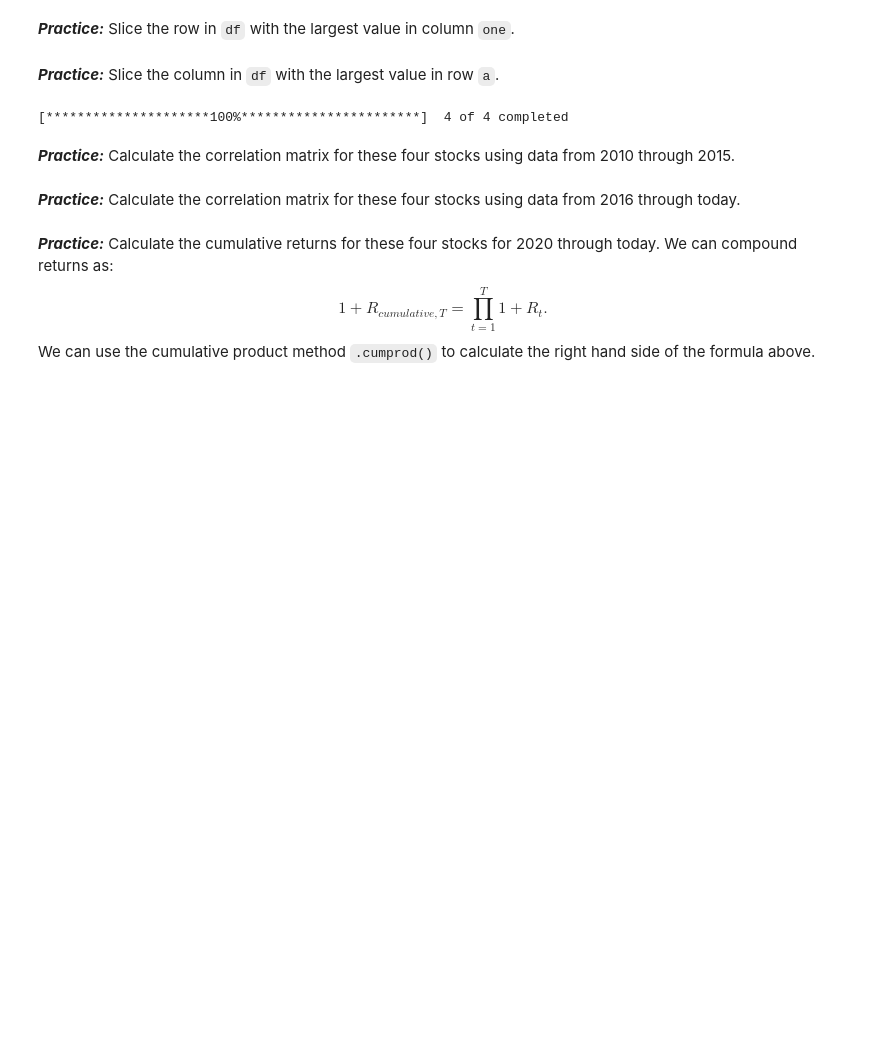
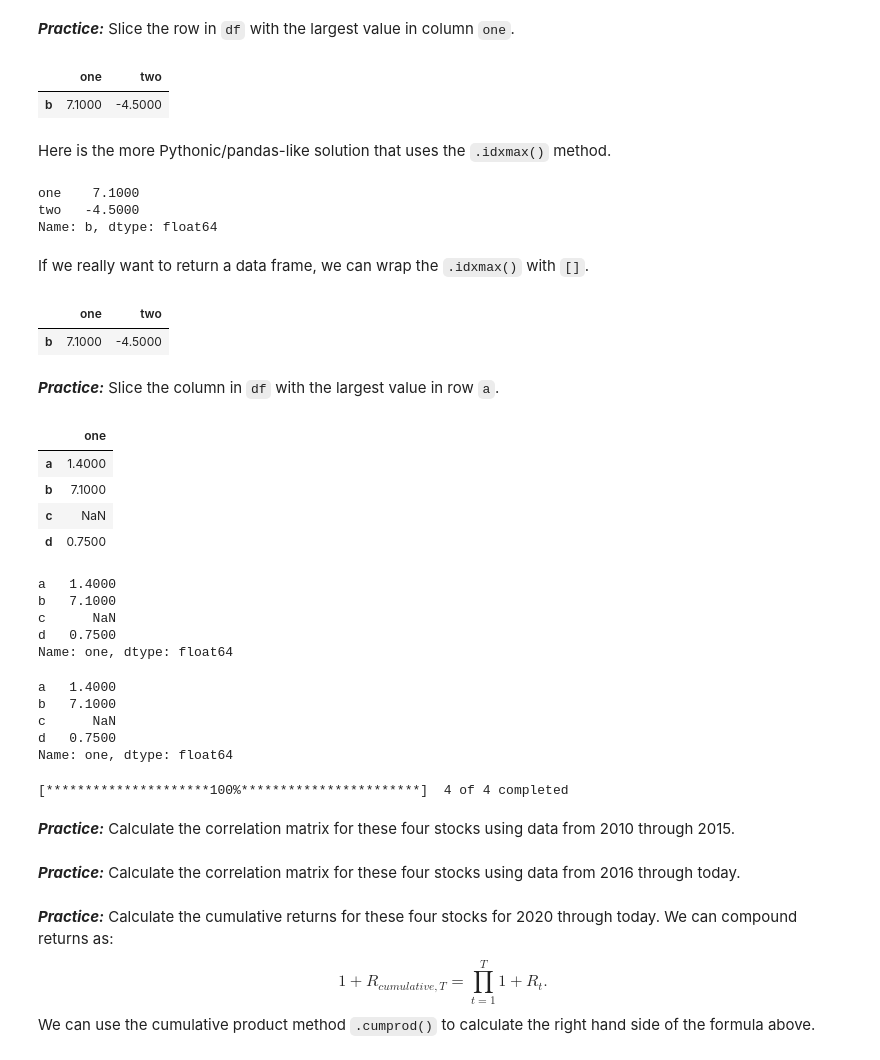
Before and after one commit to webclinic017/fina-4380-2022-fall-1, a Jupyter notebook: Notebooks/_build/jupyter_execute/McKinney/mckinney-05.ipynb, the cells around one changed output. Drawn from its saved outputs; the diff is of its cells as text; code cells hidden in the pictures; blank space fills up the shorter version.

```diff
--- a/Notebooks/_build/jupyter_execute/McKinney/mckinney-05.ipynb
+++ b/Notebooks/_build/jupyter_execute/McKinney/mckinney-05.ipynb
@@ -1066,9 +1168,53 @@ df = pd.DataFrame(
 # %% [markdown]
 ***Practice:***
 Slice the row in `df` with the largest value in column `one`.
+# %%
+df.loc[df['one'] == df['one'].max()]
+# %% [output]
+|  | one | two |
+| b | 7.1000 | -4.5000 |
+# %% [markdown]
+Here is the more Pythonic/pandas-like solution that uses the `.idxmax()` method.
+# %%
+df.loc[df['one'].idxmax()]
+# %% [output]
+one    7.1000
+two   -4.5000
+Name: b, dtype: float64
+# %% [markdown]
+If we really want to return a data frame, we can wrap the `.idxmax()` with `[]`.
+# %%
+df.loc[[df['one'].idxmax()]]
+# %% [output]
+|  | one | two |
+| b | 7.1000 | -4.5000 |
 # %% [markdown]
 ***Practice:***
 Slice the column in `df` with the largest value in row `a`.
+# %%
+df.loc[:, df.loc['a'] == df.loc['a'].max()]
+# %% [output]
+|  | one |
+| a | 1.4000 |
+| b | 7.1000 |
+| c | NaN |
+| d | 0.7500 |
+# %%
+df[df.loc['a'].idxmax()]
+# %% [output]
+a   1.4000
+b   7.1000
+c      NaN
+d   0.7500
+Name: one, dtype: float64
+# %%
+df.loc[:, df.loc['a'].idxmax()]
+# %% [output]
+a   1.4000
+b   7.1000
+c      NaN
+d   0.7500
+Name: one, dtype: float64
 # %%
 stocks = yf.download(tickers=['AAPL', 'IBM', 'MSFT', 'GOOG'], session=session)
 # %% [output]
```
Also changed, not shown: parts of 36 cells of this notebook, 8 other files.
